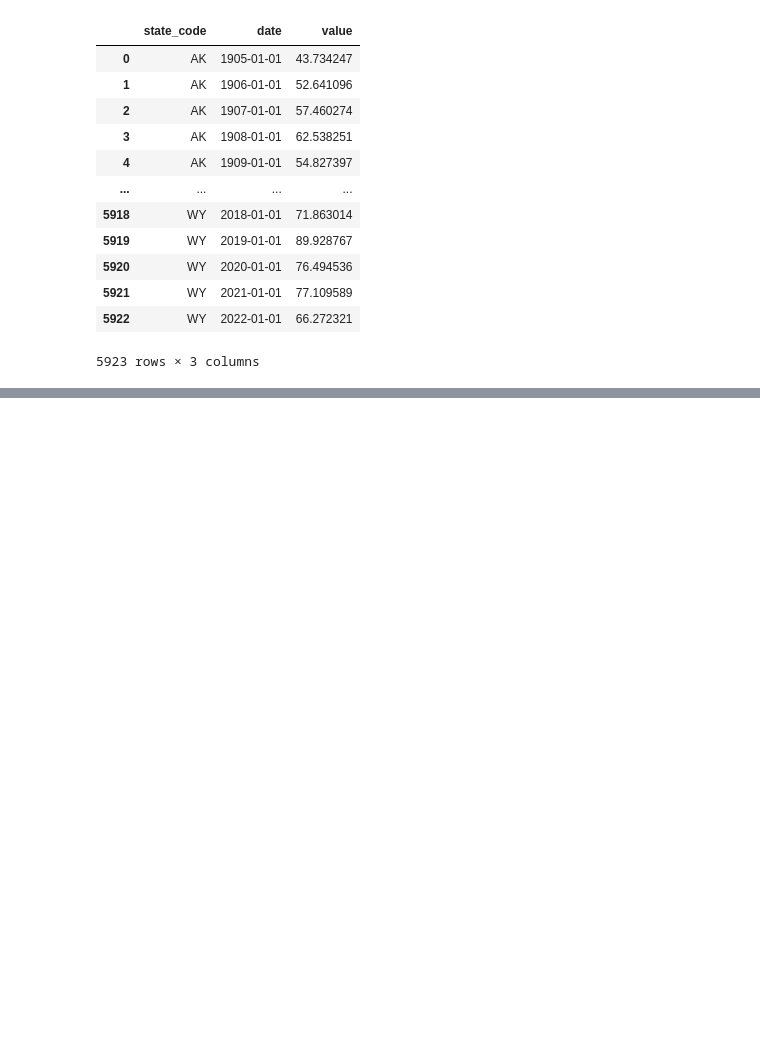
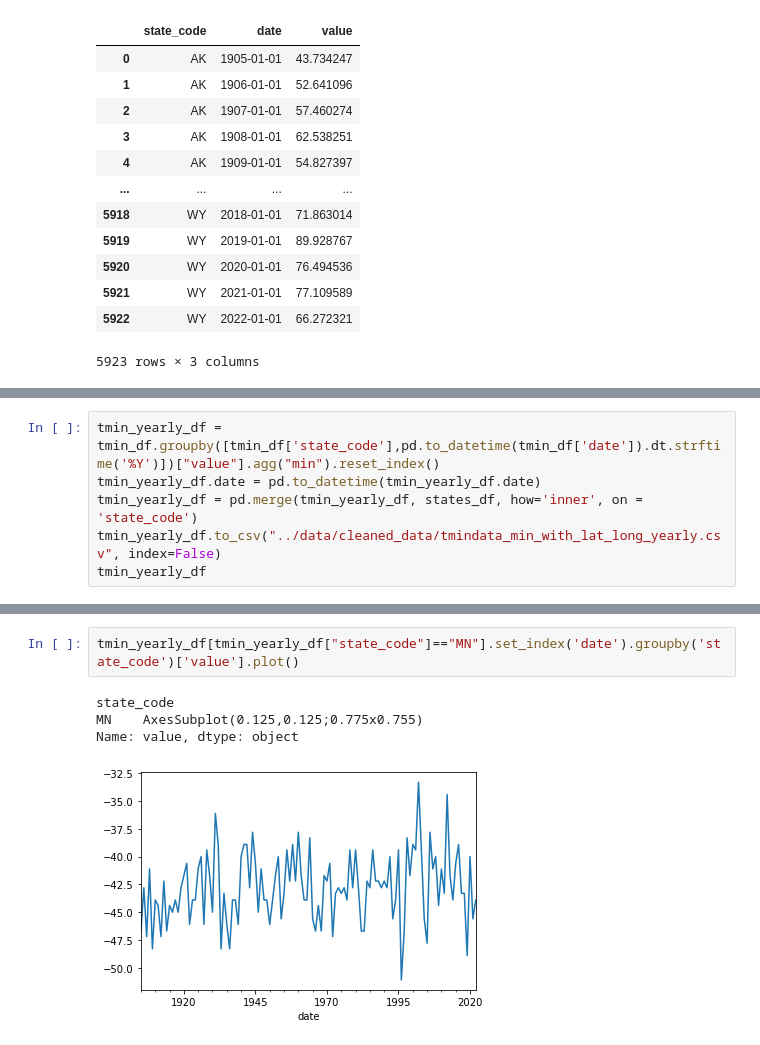
Before and after one commit to sanilveeravu/capstone_climate_project, a Jupyter notebook: data_setup/data_aggregations.ipynb, the cells around one changed output, grey strips where cells are left out. Saved outputs shown, nothing was run; the diff lists cells and outputs as text; blank space fills up the shorter version.

```diff
--- a/data_setup/data_aggregations.ipynb
+++ b/data_setup/data_aggregations.ipynb
@@ -219,0 +252,6 @@ tmax_agg_yearly_df
+# %%
+tmin_yearly_df = tmin_df.groupby([tmin_df['state_code'],pd.to_datetime(tmin_df['date']).dt.strftime('%Y')])["value"].agg("min").reset_index()
+tmin_yearly_df.date = pd.to_datetime(tmin_yearly_df.date)
+tmin_yearly_df = pd.merge(tmin_yearly_df, states_df, how='inner', on = 'state_code')
+tmin_yearly_df.to_csv("../data/cleaned_data/tmindata_min_with_lat_long_yearly.csv", index=False)
+tmin_yearly_df
@@ -219,0 +346,7 @@ tmax_agg_yearly_df
+# %%
+tmin_yearly_df[tmin_yearly_df["state_code"]=="MN"].set_index('date').groupby('state_code')['value'].plot()
+# %% [output]
+state_code
+MN    AxesSubplot(0.125,0.125;0.775x0.755)
+Name: value, dtype: object
+[figure, added]
```
Also changed, not shown: parts of 10 cells of this notebook, 18 other files.
